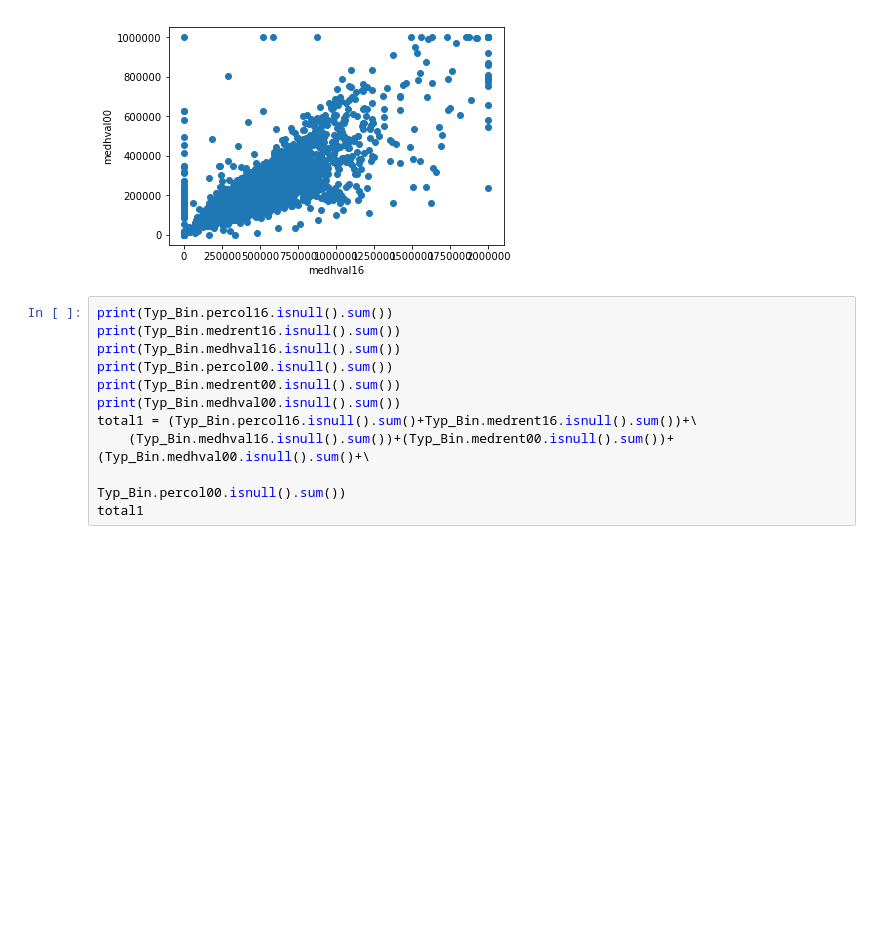
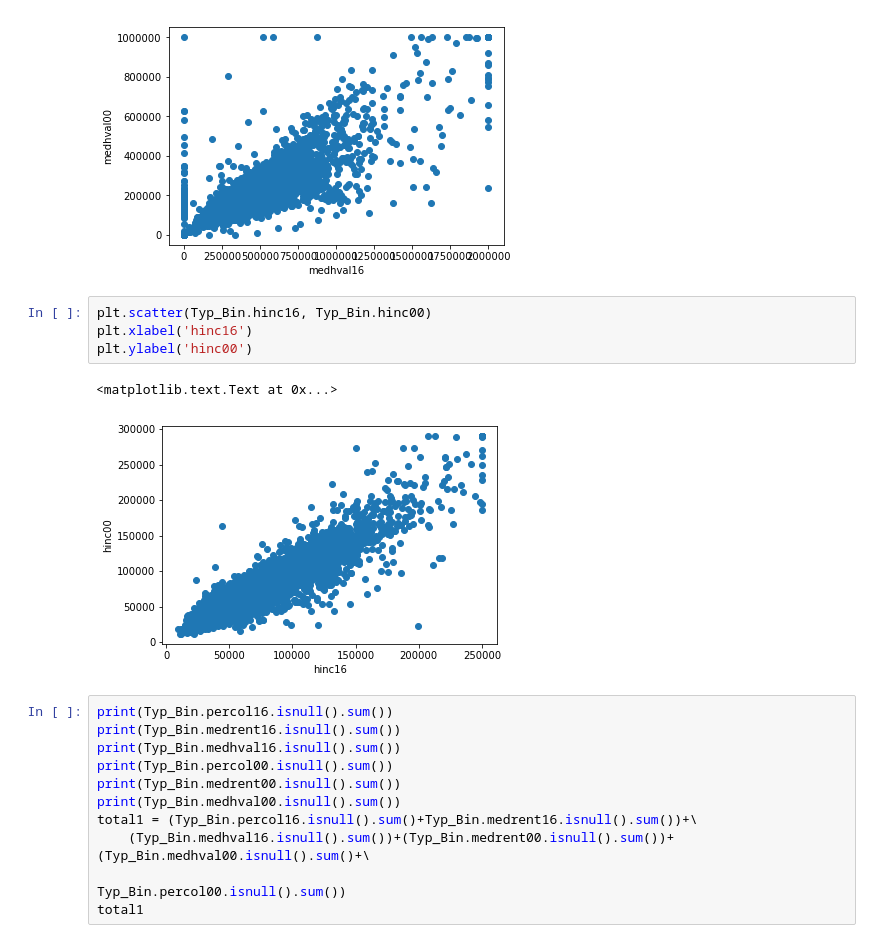
Before and after one commit to mv1742/UDPNY, a Jupyter notebook: Notebooks/Binary_Models/6_Binary_Typologies_STDABVMEAN.ipynb, the cells around one changed output. Saved outputs shown, nothing was run; the diff lists cells and outputs as text; blank space fills up the shorter version.

```diff
--- a/Notebooks/Binary_Models/6_Binary_Typologies_STDABVMEAN.ipynb
+++ b/Notebooks/Binary_Models/6_Binary_Typologies_STDABVMEAN.ipynb
@@ -438,6 +442,13 @@ plt.ylabel('medhval00')
 # %% [output]
 <matplotlib.text.Text at 0x...>
 [figure]
+# %%
+plt.scatter(Typ_Bin.hinc16, Typ_Bin.hinc00)
+plt.xlabel('hinc16')
+plt.ylabel('hinc00')
+# %% [output]
+<matplotlib.text.Text at 0x...>
+[figure, added]
 # %%
 print(Typ_Bin.percol16.isnull().sum())
 print(Typ_Bin.medrent16.isnull().sum())
```
Also changed, not shown: parts of 7 cells of this notebook.
